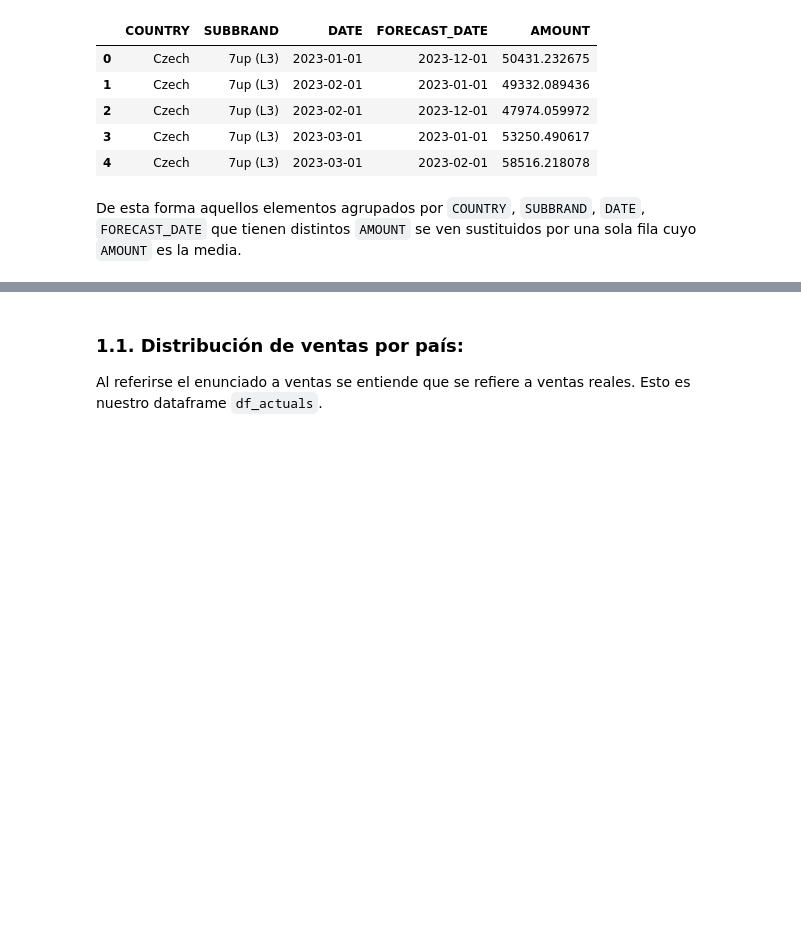
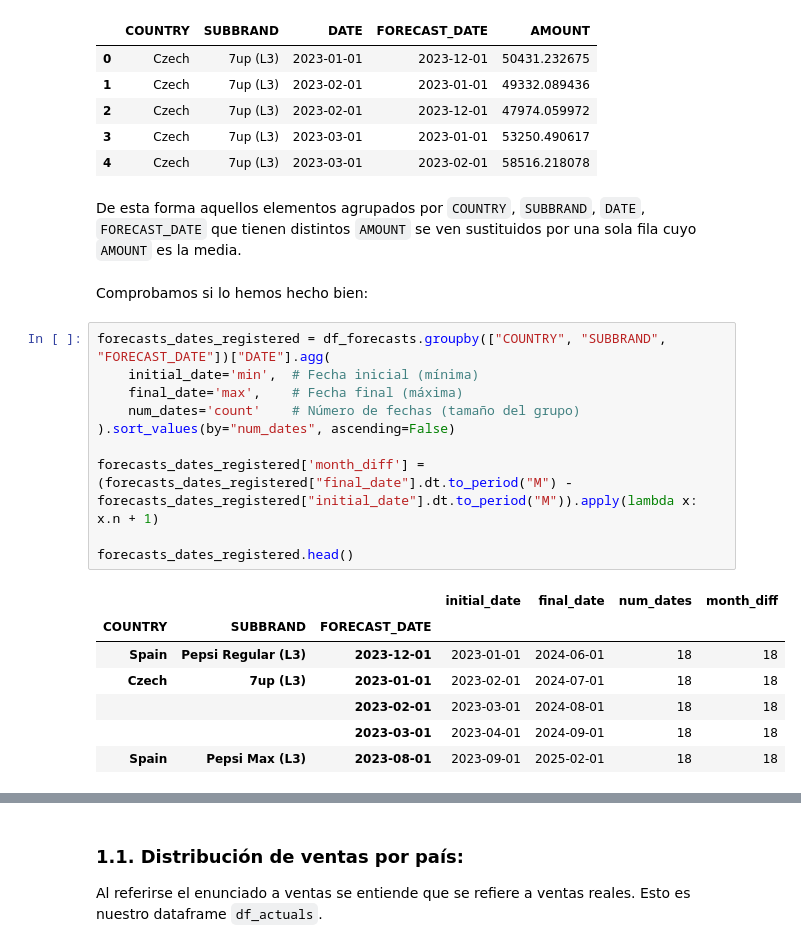
Before and after one commit to Alf-caput/data-visualization, a Jupyter notebook: ejercicios-clase/ejercicio3.ipynb, the cells around one changed output, grey strips where cells are left out. Saved outputs shown, nothing was run; the diff lists cells and outputs as text; blank space fills up the shorter version.

```diff
--- a/ejercicios-clase/ejercicio3.ipynb
+++ b/ejercicios-clase/ejercicio3.ipynb
@@ -374,3 +374,23 @@ df_forecasts.head()
 | 4 | Czech | 7up (L3) | 2023-03-01 | 2023-02-01 | 58516.218078 |
 # %% [markdown]
 De esta forma aquellos elementos agrupados por `COUNTRY`, `SUBBRAND`, `DATE`, `FORECAST_DATE` que tienen distintos `AMOUNT` se ven sustituidos por una sola fila cuyo `AMOUNT` es la media.
+# %% [markdown]
+Comprobamos si lo hemos hecho bien:
+# %%
+forecasts_dates_registered = df_forecasts.groupby(["COUNTRY", "SUBBRAND", "FORECAST_DATE"])["DATE"].agg(
+    initial_date='min',  # Fecha inicial (mínima)
+    final_date='max',    # Fecha final (máxima)
+    num_dates='count'    # Número de fechas (tamaño del grupo)
+).sort_values(by="num_dates", ascending=False)
+
+forecasts_dates_registered['month_diff'] = (forecasts_dates_registered["final_date"].dt.to_period("M") - forecasts_dates_registered["initial_date"].dt.to_period("M")).apply(lambda x: x.n + 1)
+
+forecasts_dates_registered.head()
+# %% [output]
+|  |  |  | initial_date | final_date | num_dates | month_diff |
+| COUNTRY | SUBBRAND | FORECAST_DATE |  |  |  |  |
+| Spain | Pepsi Regular (L3) | 2023-12-01 | 2023-01-01 | 2024-06-01 | 18 | 18 |
+| Czech | 7up (L3) | 2023-01-01 | 2023-02-01 | 2024-07-01 | 18 | 18 |
+|  |  | 2023-02-01 | 2023-03-01 | 2024-08-01 | 18 | 18 |
+|  |  | 2023-03-01 | 2023-04-01 | 2024-09-01 | 18 | 18 |
+| Spain | Pepsi Max (L3) | 2023-08-01 | 2023-09-01 | 2025-02-01 | 18 | 18 |
```
Also changed, not shown: parts of 2 cells of this notebook.
